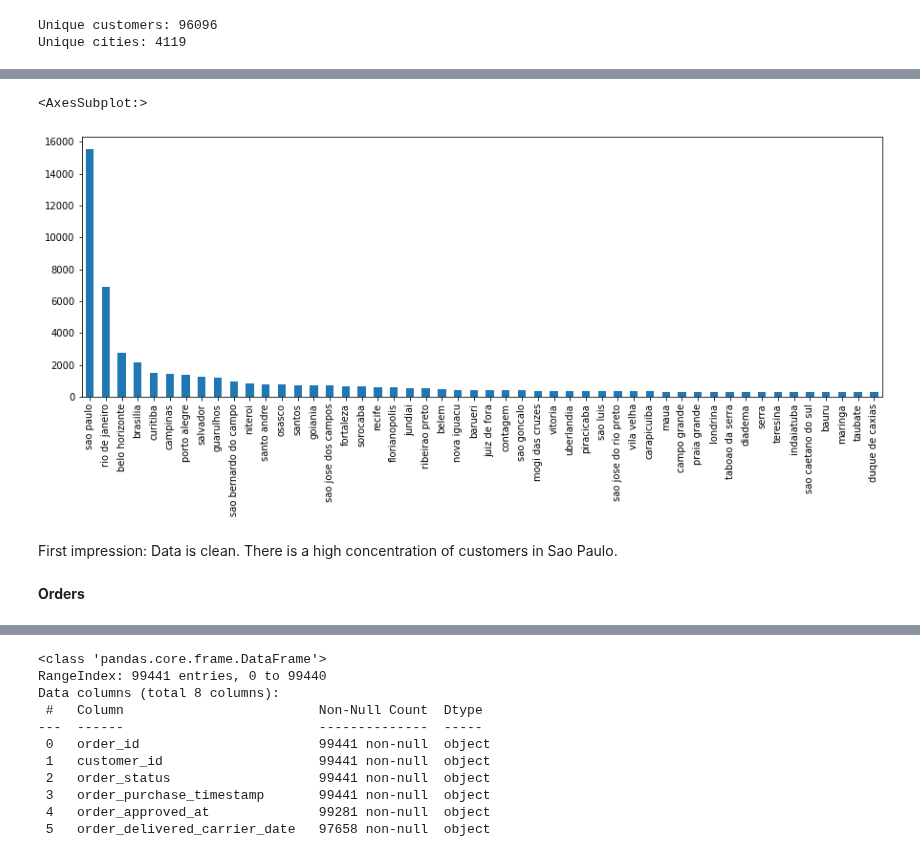
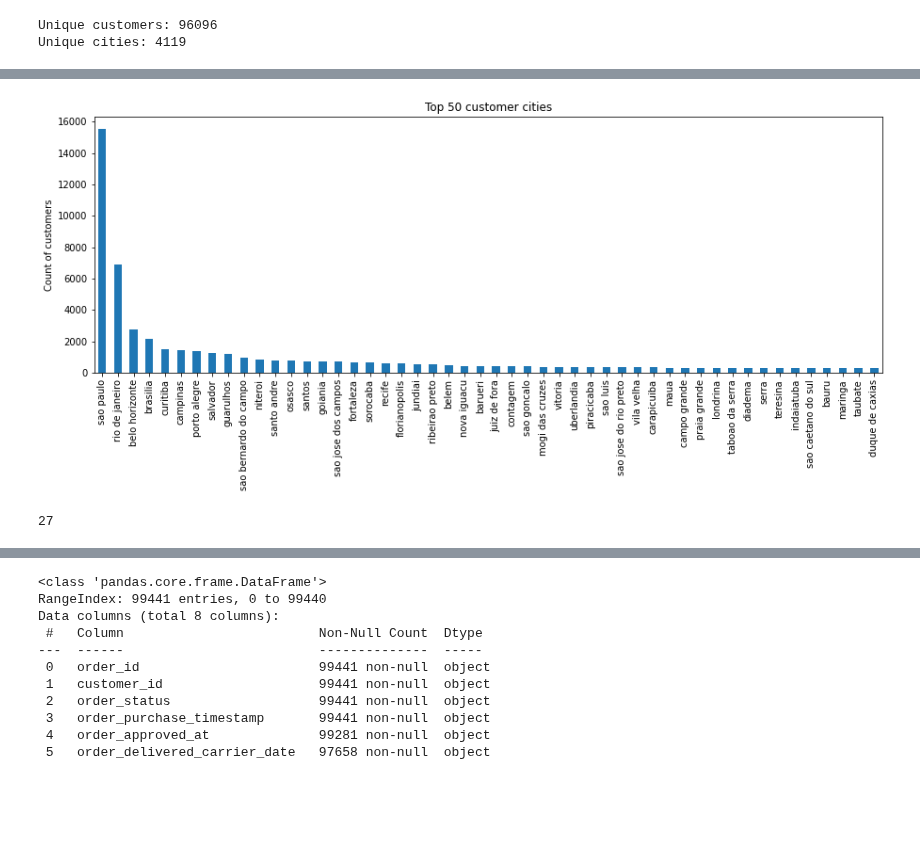
Before and after one commit to LarsTinnefeld/olist_ecom_analysis, a Jupyter notebook: 3 - Customer Segmentation/customer_segmentation.ipynb, the cells around one changed output, grey strips where cells are left out. Saved outputs shown, nothing was run; the diff lists cells and outputs as text; code cells hidden in the pictures; blank space fills up the shorter version.

Commit message:
Projection of customers Fixes #4

```diff
--- a/3 - Customer Segmentation/customer_segmentation.ipynb
+++ b/3 - Customer Segmentation/customer_segmentation.ipynb
@@ -41,7 +42,7 @@ Data structure:
 **Customer**
 # %%
 # Customer lookup table
-df_customer = pd.read_csv("data/olist_customers_dataset.csv")
+df_customer = pd.read_csv("../0 - data/olist_customers_dataset.csv")
 # %%
 # Taking a peek
 df_customer.head()
@@ -110,13 +113,16 @@ Name: customer_city, Length: 4119, dtype: int64
 # %%
 df_customer['customer_city']\
     .value_counts()\
     .sort_values(ascending=False)\
     .head(50)\
-    .plot(kind='bar', figsize=(15, 5))
+    .plot(kind='bar', figsize=(15, 5));
+
+plt.title('Top 50 customer cities');
+plt.ylabel('Count of customers');
 # %% [output]
-<AxesSubplot:>
-[figure, old version]
+[figure, new version]
-# %% [markdown]
-First impression: Data is clean. There is a high concentration of customers in Sao Paulo.
-# %% [markdown]
-**Orders**
+# %%
+# How many states are the customers from?
+df_customer['customer_state'].nunique()
+# %% [output]
+27
```
Also changed, not shown: parts of 7 cells of this notebook.
